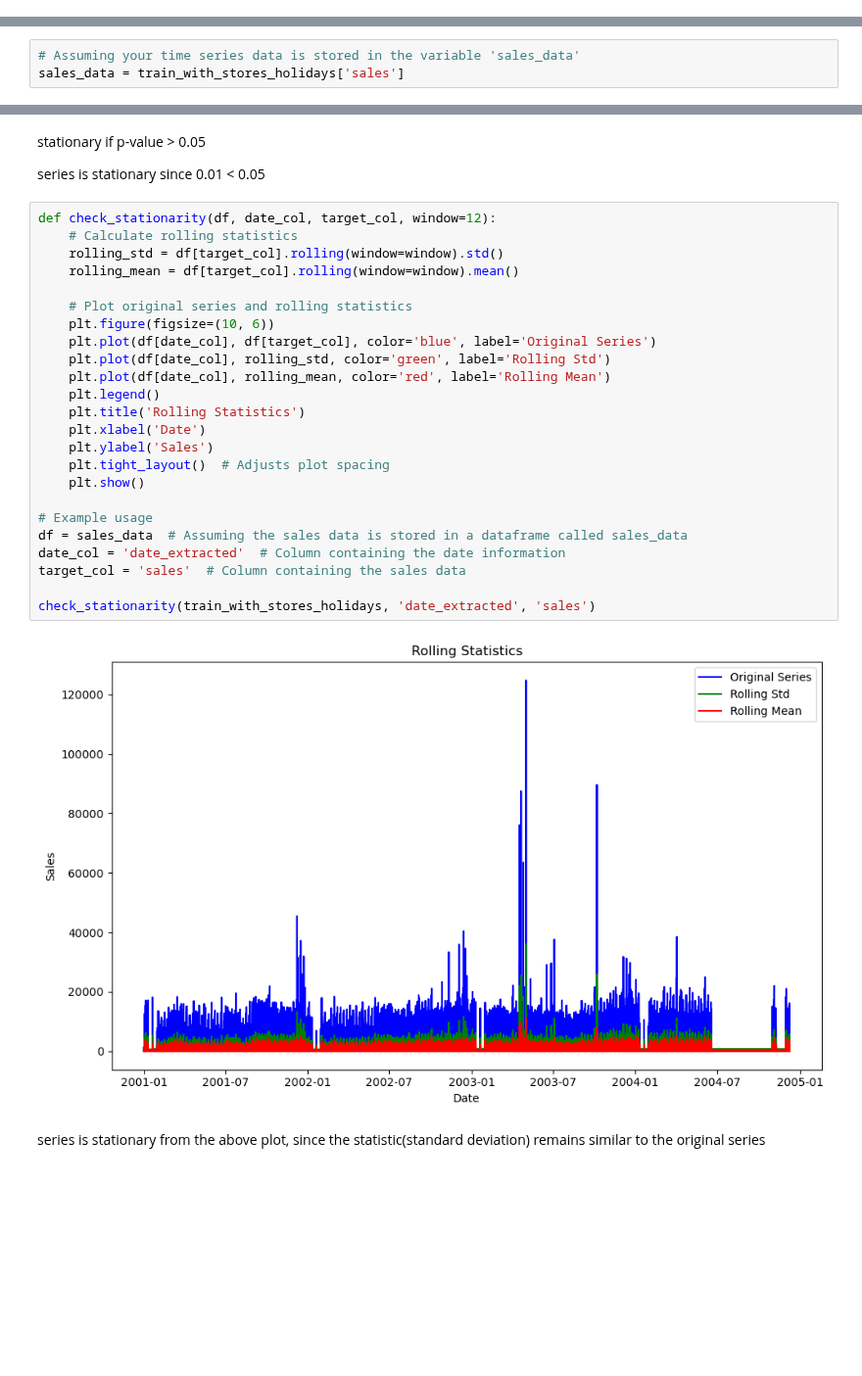
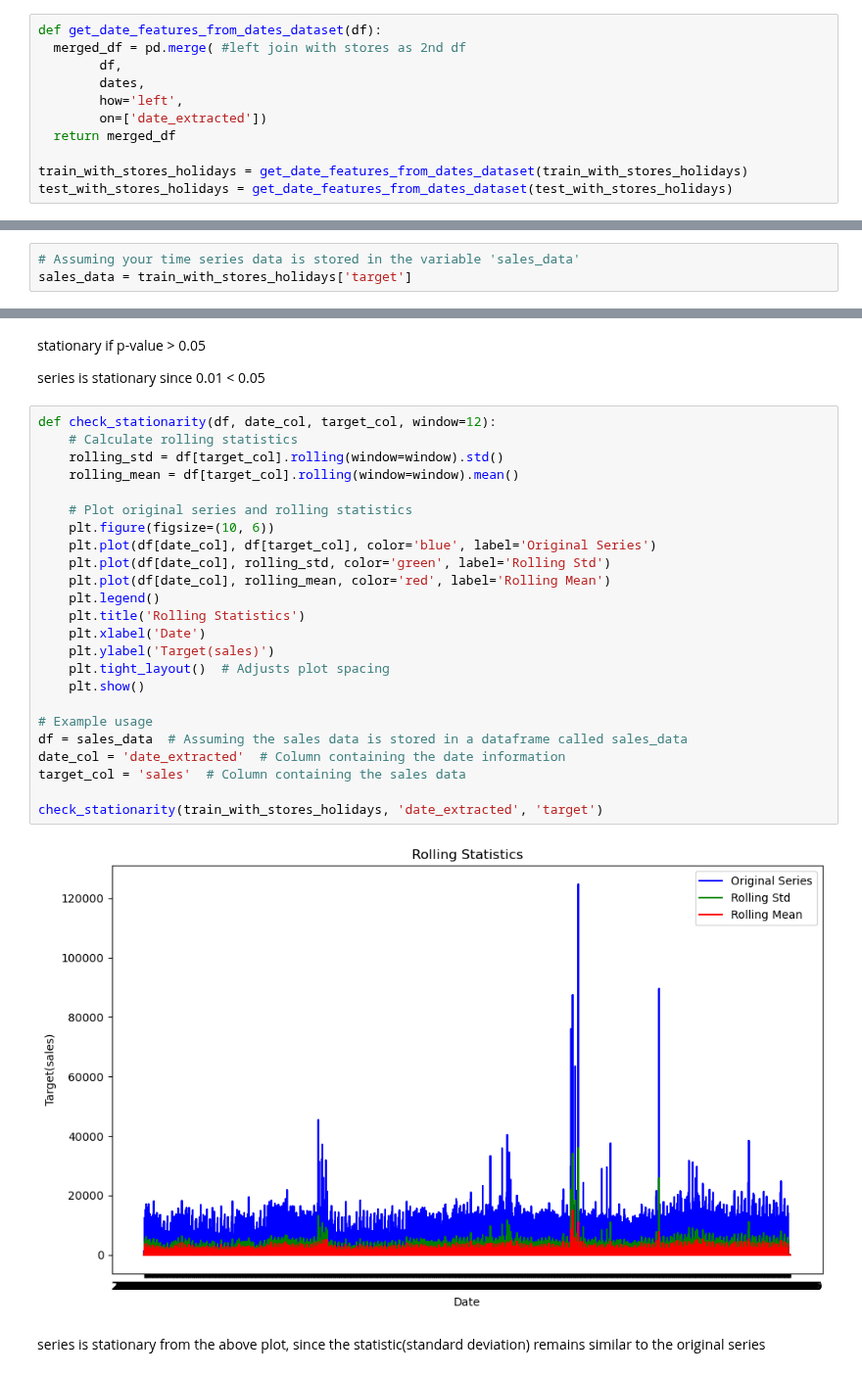
Before and after one commit to ikoghoemmanuell/Grocery-Store-Forecasting-Challenge-For-Azubian, a Jupyter notebook: dev/notebooks/sales.ipynb, the cells around one changed output, grey strips where cells are left out. Shown at 98% size. Saved outputs shown, nothing was run; the diff lists cells and outputs as text; blank space fills up the shorter version.

```diff
--- a/dev/notebooks/sales.ipynb
+++ b/dev/notebooks/sales.ipynb
@@ -922,0 +877,11 @@ array([0., 1., 3., 2.])
+# %%
+def get_date_features_from_dates_dataset(df):
+  merged_df = pd.merge( #left join with stores as 2nd df
+        df,
+        dates,
+        how='left',
+        on=['date_extracted'])
+  return merged_df
+
+train_with_stores_holidays = get_date_features_from_dates_dataset(train_with_stores_holidays)
+test_with_stores_holidays = get_date_features_from_dates_dataset(test_with_stores_holidays)
@@ -1000,7 +974,7 @@ DatetimeIndex([], dtype='datetime64[ns]', freq=None)
 2. Do we have seasonality in our sales?
 # %%
 # Assuming your time series data is stored in the variable 'sales_data'
-sales_data = train_with_stores_holidays['sales']
+sales_data = train_with_stores_holidays['target']
 # %%
 # Perform KPSS test
 kpss_result = kpss(sales_data)
@@ -1022,29 +996,29 @@ series is stationary since 0.01 < 0.05
 # %%
 def check_stationarity(df, date_col, target_col, window=12):
     # Calculate rolling statistics
     rolling_std = df[target_col].rolling(window=window).std()
     rolling_mean = df[target_col].rolling(window=window).mean()
 
     # Plot original series and rolling statistics
     plt.figure(figsize=(10, 6))
     plt.plot(df[date_col], df[target_col], color='blue', label='Original Series')
     plt.plot(df[date_col], rolling_std, color='green', label='Rolling Std')
     plt.plot(df[date_col], rolling_mean, color='red', label='Rolling Mean')
     plt.legend()
     plt.title('Rolling Statistics')
     plt.xlabel('Date')
-    plt.ylabel('Sales')
+    plt.ylabel('Target(sales)')
     plt.tight_layout()  # Adjusts plot spacing
     plt.show()
 
 # Example usage
 df = sales_data  # Assuming the sales data is stored in a dataframe called sales_data
 date_col = 'date_extracted'  # Column containing the date information
 target_col = 'sales'  # Column containing the sales data
 
-check_stationarity(train_with_stores_holidays, 'date_extracted', 'sales')
+check_stationarity(train_with_stores_holidays, 'date_extracted', 'target')
 # %% [output]
-[figure, old version]
+[figure, new version]
 # %% [markdown]
 series is stationary from the above plot, since the statistic(standard deviation) remains similar to the original series
 # %%
```
Also changed, not shown: parts of 20 cells of this notebook.
